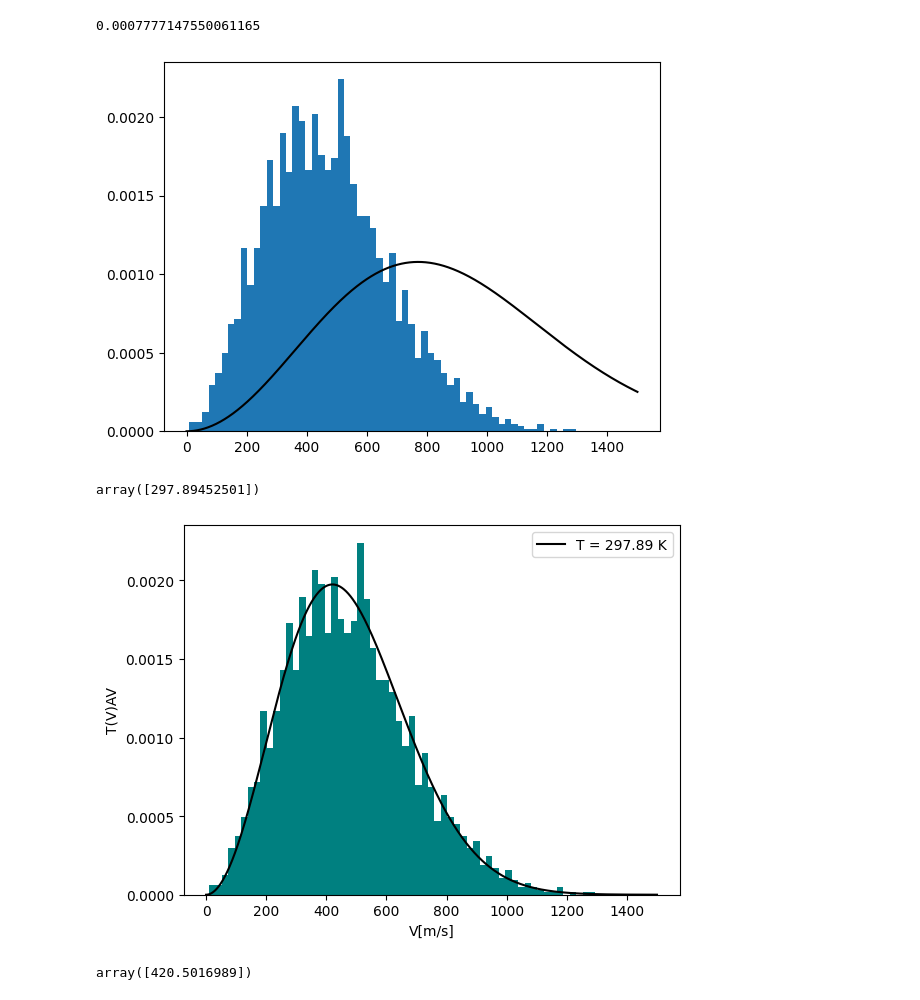
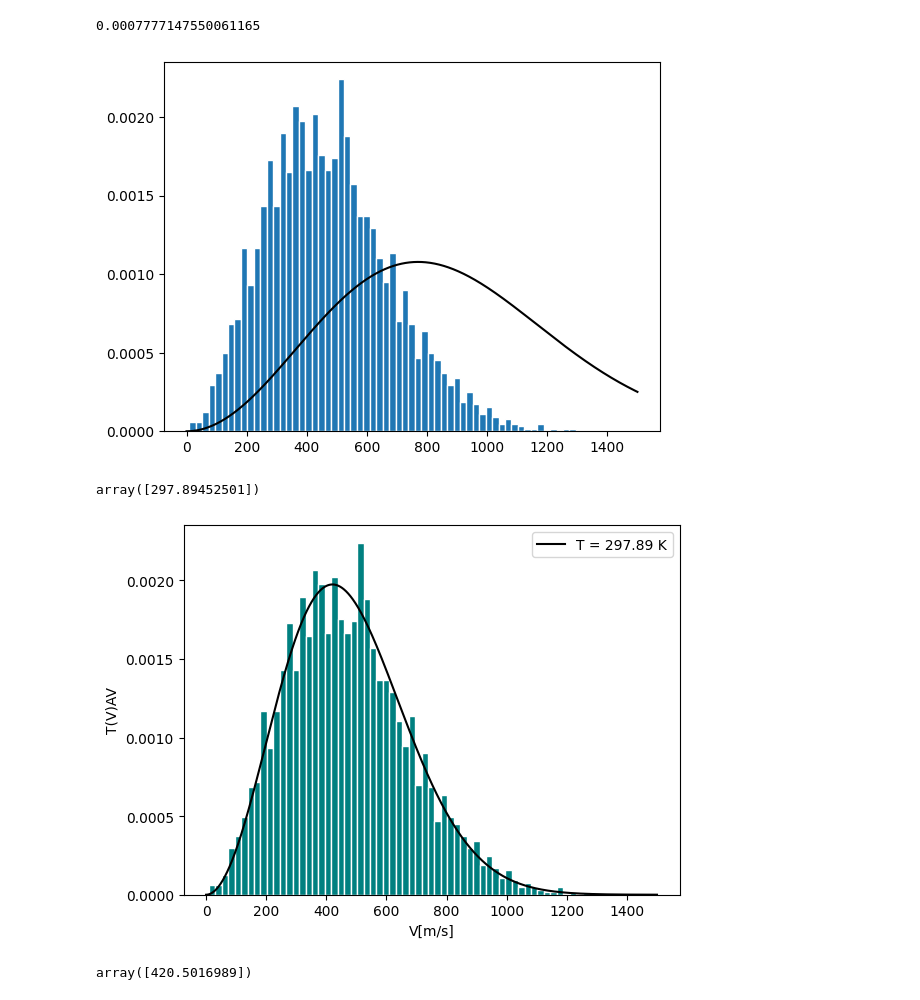
Before and after one commit to JSRV18/Dinosaurio-repository, a Jupyter notebook: Parcial3Dinosaurio.ipynb, the cells around one changed output. Drawn from its saved outputs; the diff is of its cells as text; code cells hidden in the pictures.

```diff
--- a/Parcial3Dinosaurio.ipynb
+++ b/Parcial3Dinosaurio.ipynb
@@ -215,18 +311,18 @@ promedio
 # %%
 # d)
 V = Maxwell['Velocidad']
 
 def likelihood(T,v):
   epsilon = 1e-10  # Un valor pequeño
   result = ((0.028 / (2 * np.pi * 8.31 * T))**(3/2)) * (4 * np.pi * (v**2) * np.exp(-0.028 * v**2 / (2 * 8.31 * T)))
   return result + epsilon  # Sumar epsilon
 
-plt.hist(V, bins=60, density=True)
+plt.hist(V, bins=60, density=True, edgecolor='white')
 x=np.linspace(0,1500,1000)
 plt.plot(x,likelihood(1000,x), color='k')
 plt.show()
 # %% [output]
-[figure, old version]
+[figure, new version]
 # %%
 # e)
 def JointLikelihood(T,v):
@@ -243,7 +339,7 @@ result.x
 # %% [output]
 array([297.89452501])
 # %%
-plt.hist(V, bins=60, density=True, color='teal')
+plt.hist(V, bins=60, density=True, color='teal', edgecolor='white')
 x=np.linspace(0,1500,1000)
 plt.plot(x,likelihood(result.x,x), color='k', label='T = ' + str(np.round(result.x[0],2)) +" K")
 plt.xlabel('V[m/s]')
@@ -251,7 +347,7 @@ plt.ylabel('T(V)AV')
 plt.legend()
 plt.show()
 # %% [output]
-[figure, old version]
+[figure, new version]
 # %%
 # f)
 vp = np.sqrt(2 * 8.31 * result.x / 0.028)
```
Also changed, not shown: parts of 37 cells of this notebook.
